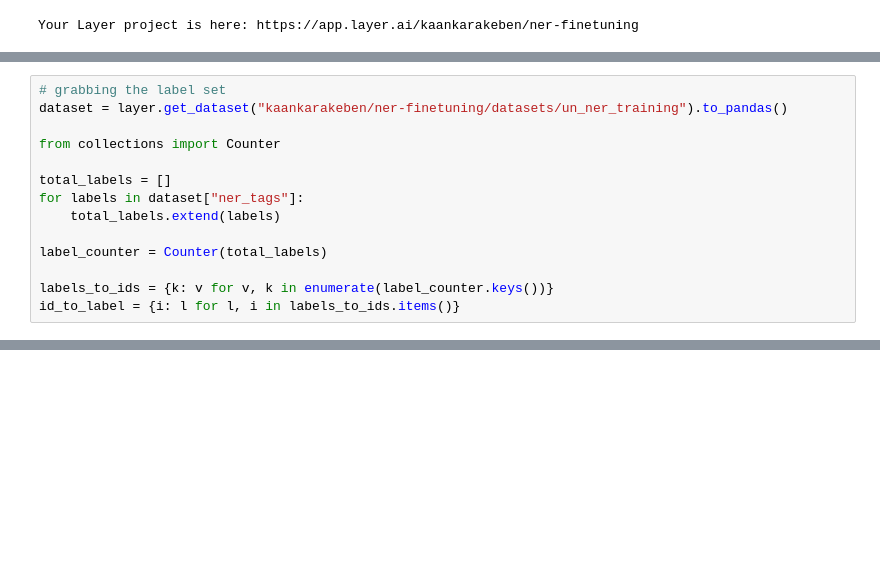
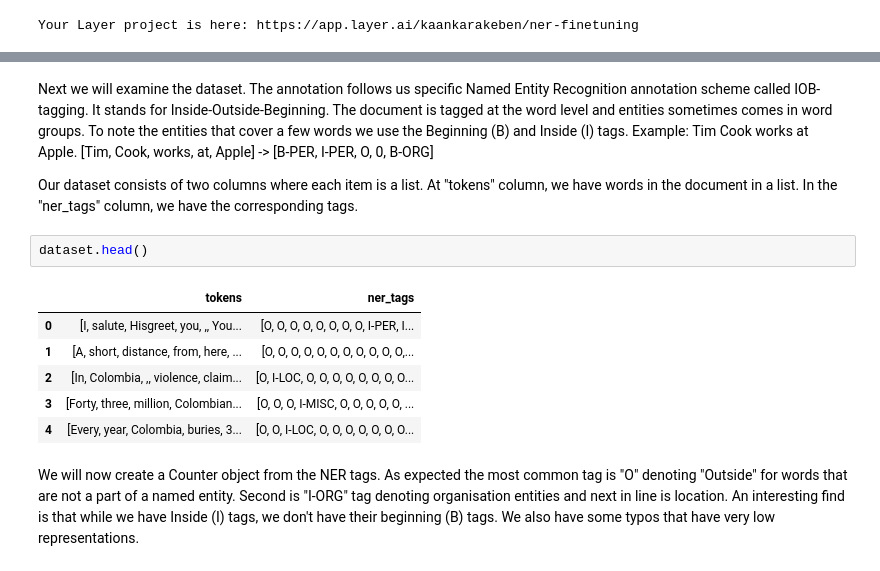
Before and after one commit to kaankarakeben/layer_ner, a Jupyter notebook: layer_ner.ipynb, the cells around one changed output, grey strips where cells are left out. Drawn from its saved outputs; the diff is of its cells as text; blank space fills up the shorter version.

```diff
--- a/layer_ner.ipynb
+++ b/layer_ner.ipynb
@@ -94,14 +36,0 @@ Run(project_name='ner-finetuning', files_hash='9dd6148b2cb647c4647909f3ca19bfb5d
-# %%
-# grabbing the label set
-dataset = layer.get_dataset("kaankarakeben/ner-finetuning/datasets/un_ner_training").to_pandas()
-
-from collections import Counter
-
-total_labels = []
-for labels in dataset["ner_tags"]:
-    total_labels.extend(labels)
-
-label_counter = Counter(total_labels)
-
-labels_to_ids = {k: v for v, k in enumerate(label_counter.keys())}
-id_to_label = {i: l for l, i in labels_to_ids.items()}
@@ -251,0 +88,18 @@ https://huggingface.co/docs/transformers/tasks/token_classification
+# %% [markdown]
+Next we will examine the dataset. The annotation follows us specific Named Entity Recognition annotation scheme called IOB-tagging. It stands for Inside-Outside-Beginning. The document is tagged at the word level and entities sometimes comes in word groups. To note the entities that cover a few words we use the Beginning (B) and Inside (I) tags.
+Example: Tim Cook works at Apple.
+[Tim, Cook, works, at, Apple] -> [B-PER, I-PER, O, 0, B-ORG]
+
+Our dataset consists of two columns where each item is a list. At "tokens" column, we have words in the document in a list. In the "ner_tags" column, we have the corresponding tags.
+# %%
+dataset.head()
+# %% [output]
+|  | tokens | ner_tags |
+| 0 | [I, salute, Hisgreet, you, ,, You... | [O, O, O, O, O, O, O, O, I-PER, I... |
+| 1 | [A, short, distance, from, here, ... | [O, O, O, O, O, O, O, O, O, O, O,... |
+| 2 | [In, Colombia, ,, violence, claim... | [O, I-LOC, O, O, O, O, O, O, O, O... |
+| 3 | [Forty, three, million, Colombian... | [O, O, O, I-MISC, O, O, O, O, O, ... |
+| 4 | [Every, year, Colombia, buries, 3... | [O, O, I-LOC, O, O, O, O, O, O, O... |
+# %% [markdown]
+We will now create a Counter object from the NER tags. As expected the most common tag is "O" denoting "Outside" for words that are not a part of a named entity. Second is "I-ORG" tag denoting organisation entities and next in line is location.
+An interesting find is that while we have Inside (I) tags, we don't have their beginning (B) tags. We also have some typos that have very low representations.
```
Also changed, not shown: parts of 44 cells of this notebook, 2 other files.
